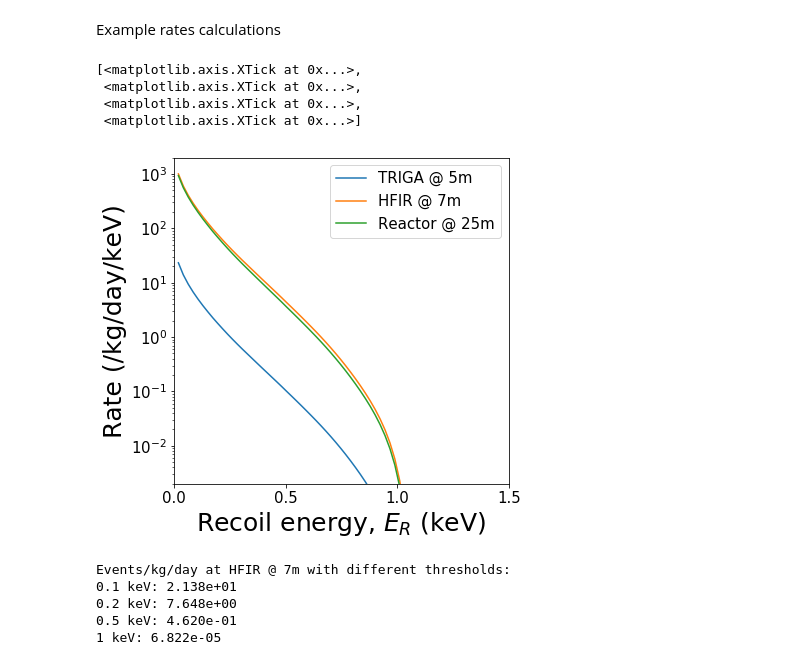
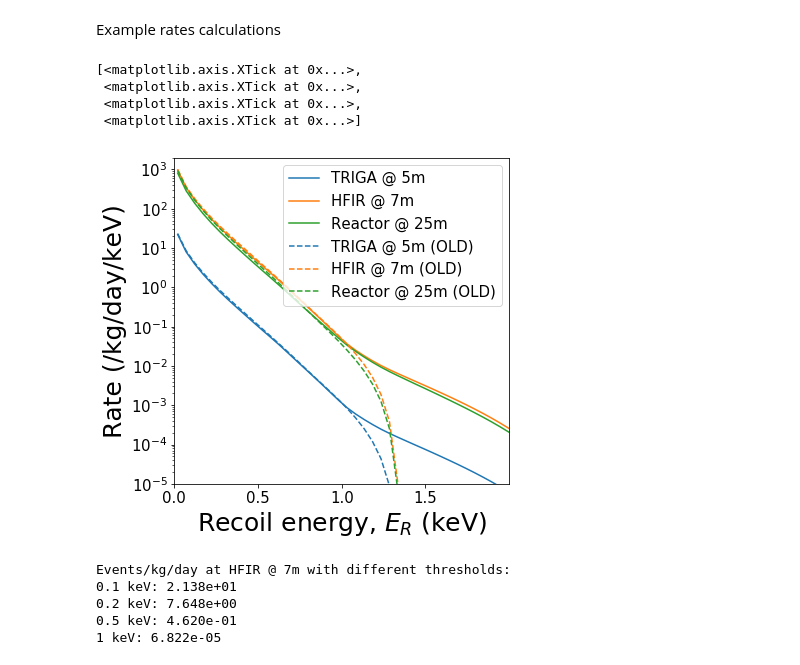
Before and after one commit to RitterCat/reactor-nu-cevns, a Jupyter notebook: cevns_rate.ipynb, the cells around one changed output. Cells and saved outputs as stored; diff of their text form; code cells hidden in the pictures.

```diff
--- a/cevns_rate.ipynb
+++ b/cevns_rate.ipynb
@@ -107,6 +107,9 @@ def get_spectrum(filename):
             fluxes.append(float(lineParts[1]))
 
     return (np.array(energies)*MeV, np.array(fluxes)/MeV)
+# %%
+FLUX_ENU_MIN = 12.5*keV
+FLUX_ENU_MAX = 12.5*MeV - 12.5*keV
 # %%
 fissile_isotopes_txtfile_format = ['u235', 'u238', 'pu239', 'pu241']
 spectrum_source = 'bestiole'
@@ -126,6 +129,10 @@ def reactor_flux(Enu, fuel_fractions, thermal_power):
     mean_energy_per_fission = sum(norm_fuel_fractions*energy_per_fission_i)
 
     return (thermal_power/mean_energy_per_fission)*sum([fi*spec(Enu) for fi, spec in zip (norm_fuel_fractions, fission_spectra)])
+# %%
+TRIGA_flux = lambda Enu: reactor_flux(Enu, [.967, .013, .02, 0], 0.001*GIGAWATT)
+Kaixuan_flux = lambda Enu: reactor_flux(Enu, [.26, .076, .51, .148], 1*GIGAWATT)
+HFIR_flux = lambda Enu: reactor_flux(Enu, [1, 0, 0, 0], 0.085*GIGAWATT)
 # %% [markdown]
 ### [OLD] Get the fluxes generated by reactorNuSpectrumGenerator code
 # %% [markdown]
@@ -159,7 +189,10 @@ def flux_norm(L):
 
 def dR_dER_Xe(ER, flux, L):
 
-    flux_Enu_min, flux_Enu_max = flux.x[0], 8*MeV #flux.x[-1] ### NEED TO DETERMINE WHAT ENDPOINT TO USE
+    try:
+        flux_Enu_min, flux_Enu_max = flux.x[0], flux.x[-1] #THIS ONLY WORKS IF THE FLUX IS AN INTERPOLATING FUNCTION (CUBICSPLINE)
+    except:
+        flux_Enu_min, flux_Enu_max = FLUX_ENU_MIN, FLUX_ENU_MAX
 
     def integrand(Enu, isotope):
         return flux(Enu) * isotope["abundance"] * dsigma_dER(ER, Enu, isotope)
@@ -176,33 +209,41 @@ def dR_dER_Xe(ER, flux, L):
 # %% [markdown]
 Example rates calculations
 # %%
-ER_array = np.linspace(0.02, 1.1, 50)
+ER_array = np.linspace(0.02, 2.5, 50)
 TRIGA5m_rate_data = [dR_dER_Xe(ER*keV, TRIGA_flux, 5*METER)*KILOGRAMDAY*keV for ER in ER_array]
 HFIR7m_rate_data = [dR_dER_Xe(ER*keV, HFIR_flux, 7*METER)*KILOGRAMDAY*keV for ER in ER_array]
 Kaixuan25m_rate_data = [dR_dER_Xe(ER*keV, Kaixuan_flux, 25*METER)*KILOGRAMDAY*keV for ER in ER_array]
+
+TRIGA5m_rate_data_OLD = [dR_dER_Xe(ER*keV, TRIGA_flux_OLD, 5*METER)*KILOGRAMDAY*keV for ER in ER_array]
+HFIR7m_rate_data_OLD = [dR_dER_Xe(ER*keV, HFIR_flux_OLD, 7*METER)*KILOGRAMDAY*keV for ER in ER_array]
+Kaixuan25m_rate_data_OLD = [dR_dER_Xe(ER*keV, Kaixuan_flux_OLD, 25*METER)*KILOGRAMDAY*keV for ER in ER_array]
 # %%
 fig, ax = plt.subplots(figsize=(6,6))
 
-ax.plot(ER_array, TRIGA5m_rate_data, label="TRIGA @ 5m")
-ax.plot(ER_array, HFIR7m_rate_data, label="HFIR @ 7m")
-ax.plot(ER_array, Kaixuan25m_rate_data, label="Reactor @ 25m")
+ax.plot(ER_array, TRIGA5m_rate_data, 'C0', label="TRIGA @ 5m")
+ax.plot(ER_array, HFIR7m_rate_data, 'C1', label="HFIR @ 7m")
+ax.plot(ER_array, Kaixuan25m_rate_data, 'C2', label="Reactor @ 25m")
+
+ax.plot(ER_array, TRIGA5m_rate_data_OLD, 'C0--', label="TRIGA @ 5m (OLD)")
+ax.plot(ER_array, HFIR7m_rate_data_OLD, 'C1--', label="HFIR @ 7m (OLD)")
+ax.plot(ER_array, Kaixuan25m_rate_data_OLD, 'C2--', label="Reactor @ 25m (OLD)")
 
 ax.set_xlabel("Recoil energy, $E_R$ (keV)", fontsize=25)
 ax.set_ylabel("Rate (/kg/day/keV)", fontsize=25)
 
 ax.legend(fontsize=15)
 
 ax.set_yscale('log')
-ax.set_xlim(0, 1.5)
-ax.set_ylim(2e-3, 2e3)
+ax.set_xlim(0, 2)
+ax.set_ylim(1e-5, 2e3)
 ax.tick_params(labelsize=15)
 ax.set_xticks([0,.5,1,1.5])
 # %% [output]
 [<matplotlib.axis.XTick at 0x...>,
  <matplotlib.axis.XTick at 0x...>,
  <matplotlib.axis.XTick at 0x...>,
  <matplotlib.axis.XTick at 0x...>]
-[figure, old version]
+[figure, new version]
 # %%
 def total_CEvNS_rate_Xe(threshold, flux, L):
     return quad(dR_dER_Xe, threshold, ER_max(8*MeV, mXe), args=(flux, L))[0] # I have 8 MeV set here, change when I fix the endpoint issue
```
Also changed, not shown: parts of 2 cells of this notebook.
